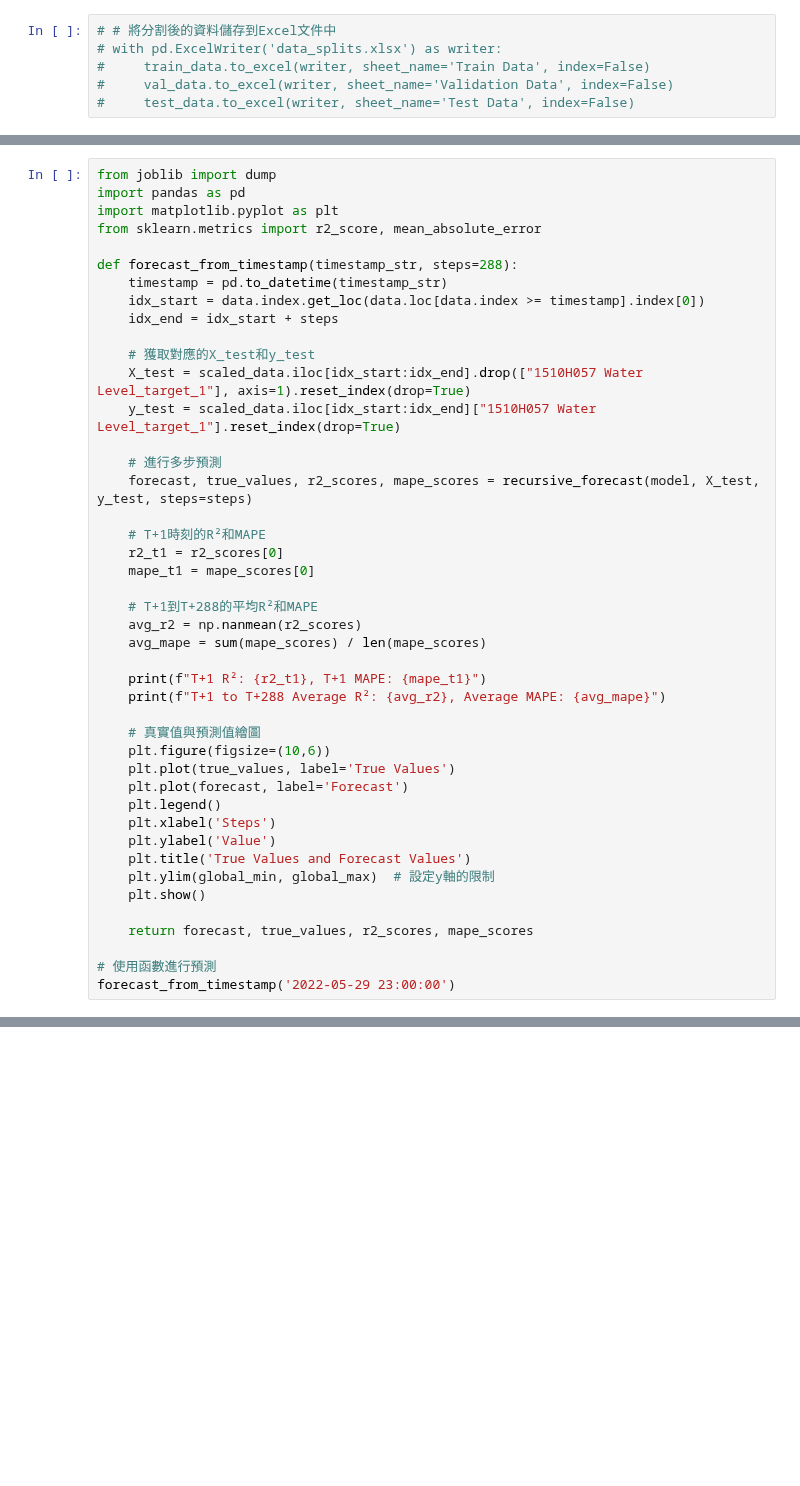
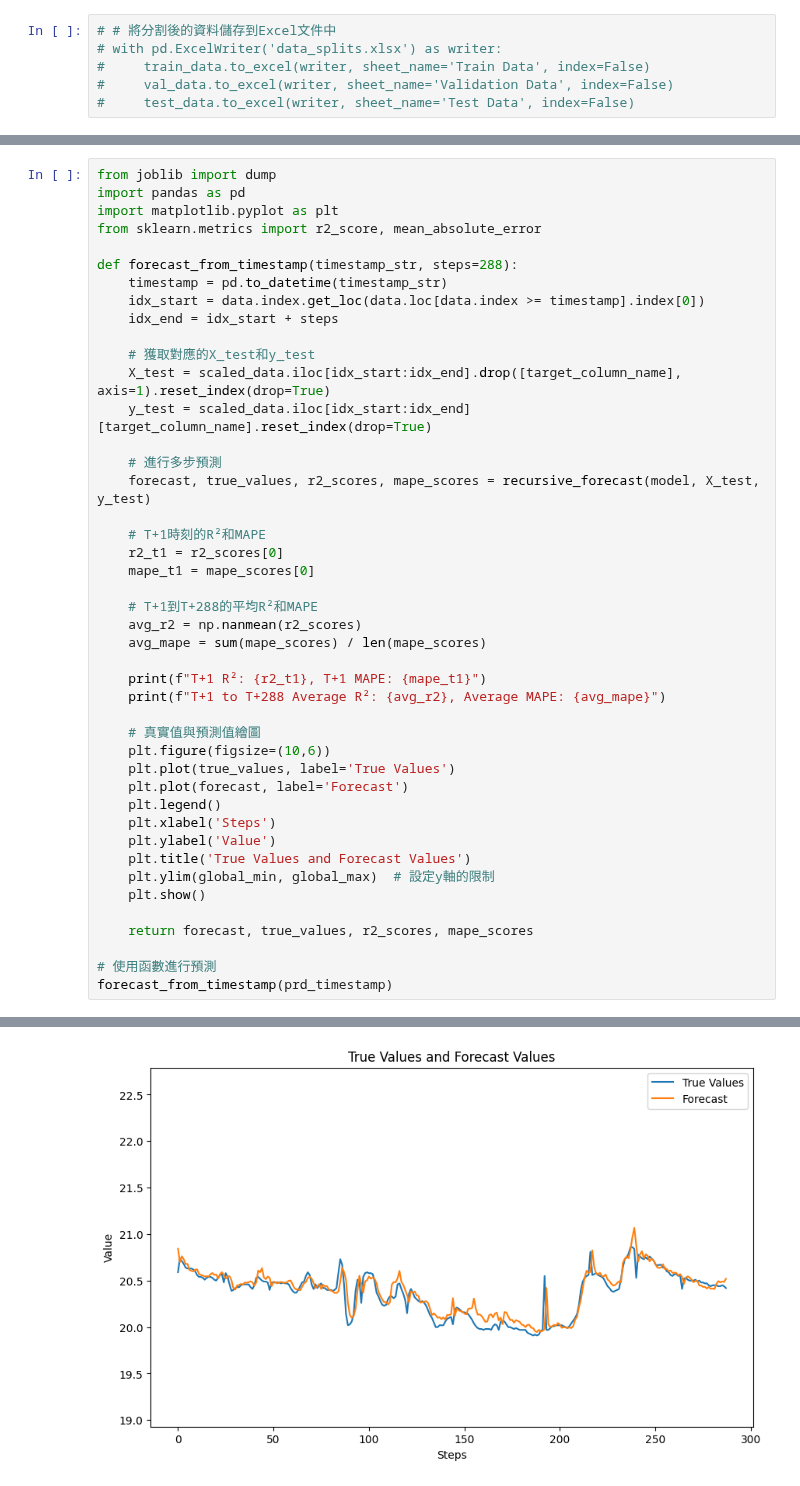
Before and after one commit to wenyi22/-, a Jupyter notebook: water level lest.ipynb, the cells around one changed output, grey strips where cells are left out. Cells and saved outputs as stored; diff of their text form; blank space fills up the shorter version.

```diff
--- a/water level lest.ipynb
+++ b/water level lest.ipynb
@@ -492,11 +517,11 @@ def forecast_from_timestamp(timestamp_str, steps=288):
     idx_end = idx_start + steps
 
     # 獲取對應的X_test和y_test
-    X_test = scaled_data.iloc[idx_start:idx_end].drop(["1510H057 Water Level_target_1"], axis=1).reset_index(drop=True)
-    y_test = scaled_data.iloc[idx_start:idx_end]["1510H057 Water Level_target_1"].reset_index(drop=True)
+    X_test = scaled_data.iloc[idx_start:idx_end].drop([target_column_name], axis=1).reset_index(drop=True)
+    y_test = scaled_data.iloc[idx_start:idx_end][target_column_name].reset_index(drop=True)
 
     # 進行多步預測
-    forecast, true_values, r2_scores, mape_scores = recursive_forecast(model, X_test, y_test, steps=steps)
+    forecast, true_values, r2_scores, mape_scores = recursive_forecast(model, X_test, y_test)
 
     # T+1時刻的R²和MAPE
     r2_t1 = r2_scores[0]
@@ -523,4 +548,5 @@ def forecast_from_timestamp(timestamp_str, steps=288):
     return forecast, true_values, r2_scores, mape_scores
 
 # 使用函數進行預測
-forecast_from_timestamp('2022-05-29 23:00:00')
+forecast_from_timestamp(prd_timestamp)
+# %% [output]
@@ -526,0 +555 @@ forecast_from_timestamp('2022-05-29 23:00:00')
+[figure, added]
```
Also changed, not shown: parts of 10 cells of this notebook.
